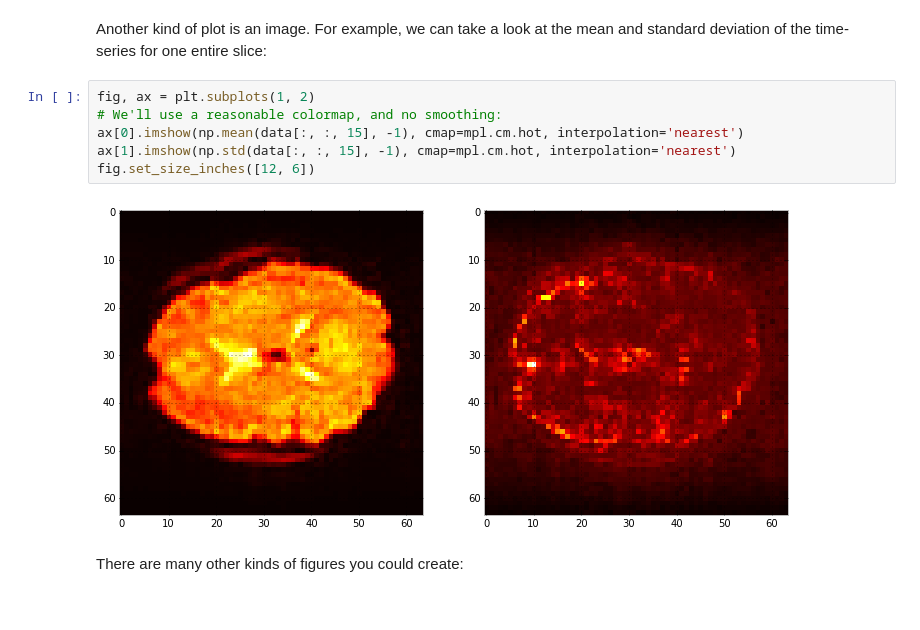
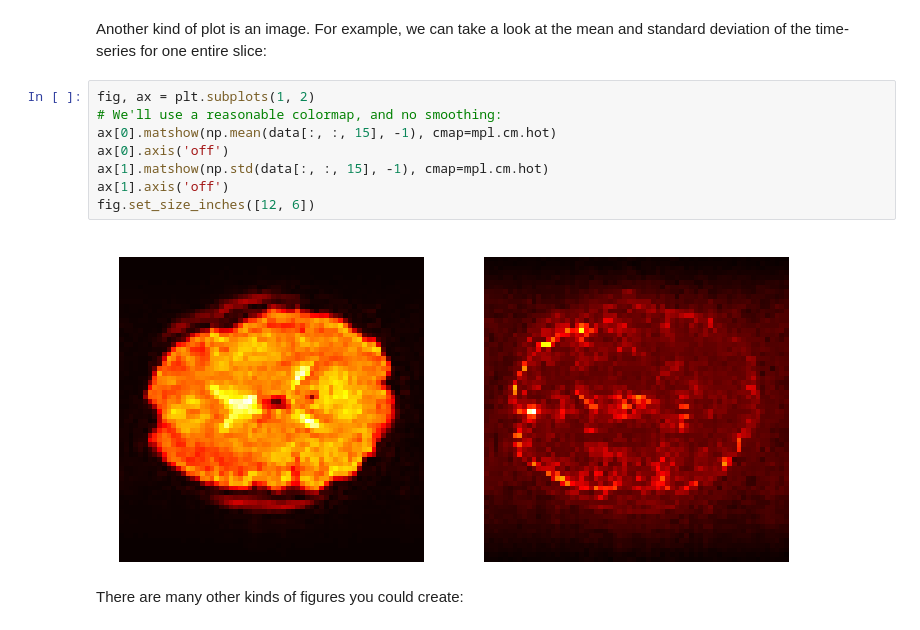
Before and after one commit to ohbm/brain-hacking-101, a Jupyter notebook: beginner-python/002-plots.ipynb, the cells around one changed output. Saved outputs shown, nothing was run; the diff lists cells and outputs as text.

```diff
--- a/beginner-python/002-plots.ipynb
+++ b/beginner-python/002-plots.ipynb
@@ -78,11 +78,13 @@ Another kind of plot is an image. For example, we can take a look at the mean an
 # %%
 fig, ax = plt.subplots(1, 2)
 # We'll use a reasonable colormap, and no smoothing:
-ax[0].imshow(np.mean(data[:, :, 15], -1), cmap=mpl.cm.hot, interpolation='nearest')
-ax[1].imshow(np.std(data[:, :, 15], -1), cmap=mpl.cm.hot, interpolation='nearest')
+ax[0].matshow(np.mean(data[:, :, 15], -1), cmap=mpl.cm.hot)
+ax[0].axis('off')
+ax[1].matshow(np.std(data[:, :, 15], -1), cmap=mpl.cm.hot)
+ax[1].axis('off')
 fig.set_size_inches([12, 6])
 # %% [output]
-[figure, old version]
+[figure, new version]
 # %% [markdown]
 There are many other kinds of figures you could create:
 # %%
```
Also changed, not shown: 2 other files.
